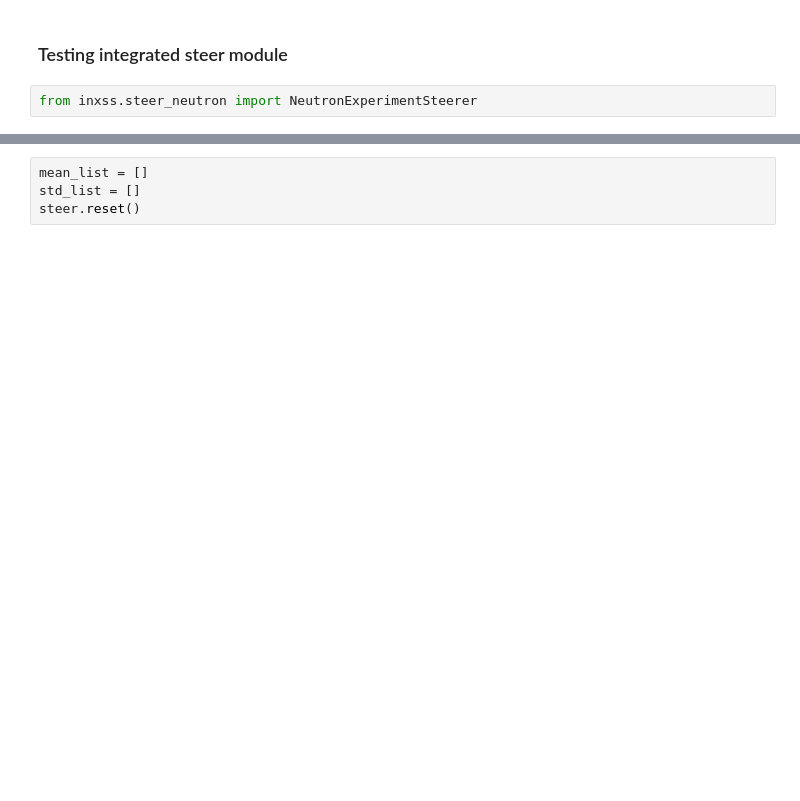
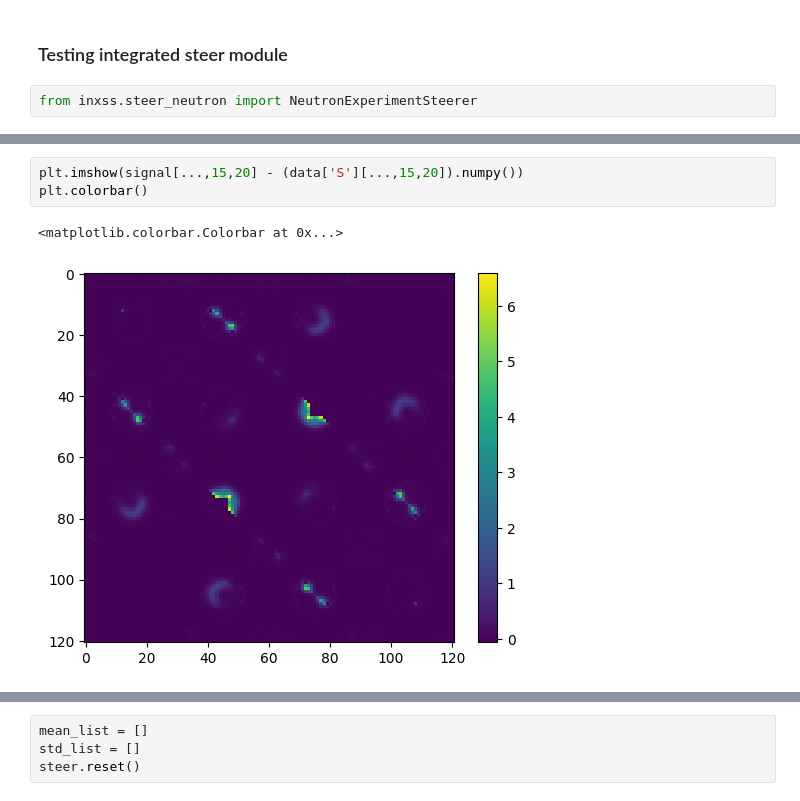
Before and after one commit to zhantaochen/inxs-steering, a Jupyter notebook: steer_loop_real_exp.ipynb, the cells around one changed output, grey strips where cells are left out. Cells and saved outputs as stored; diff of their text form; blank space fills up the shorter version.

```diff
--- a/steer_loop_real_exp.ipynb
+++ b/steer_loop_real_exp.ipynb
@@ -169,0 +223,6 @@ obtained memmap mask name as: mask_h_0.0_2.0_61_k_-2.0_2.0_121_l_-10.0_4.5_30_w_
+# %%
+plt.imshow(signal[...,15,20] - (data['S'][...,15,20]).numpy())
+plt.colorbar()
+# %% [output]
+<matplotlib.colorbar.Colorbar at 0x...>
+[figure, added]
```
Also changed, not shown: parts of 28 cells of this notebook, 16 other files.
